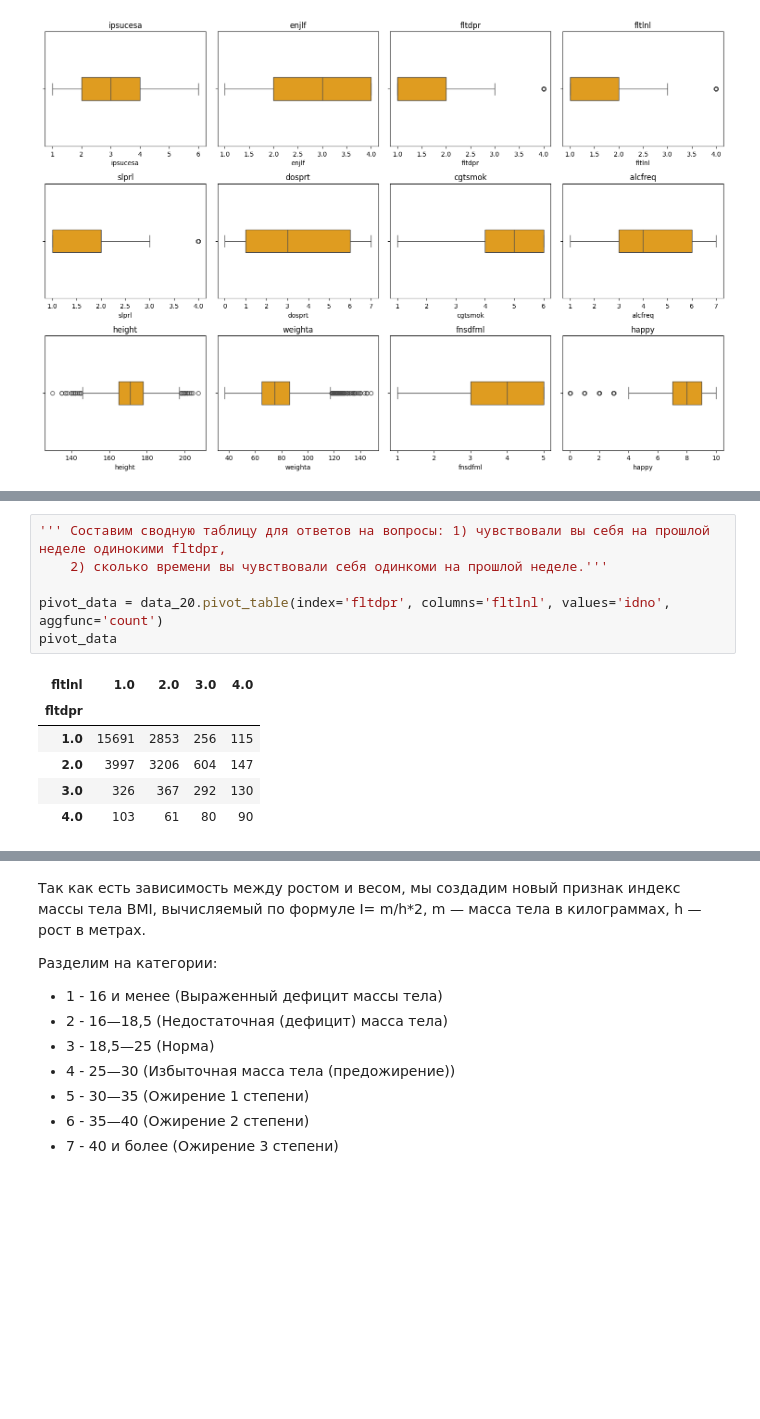
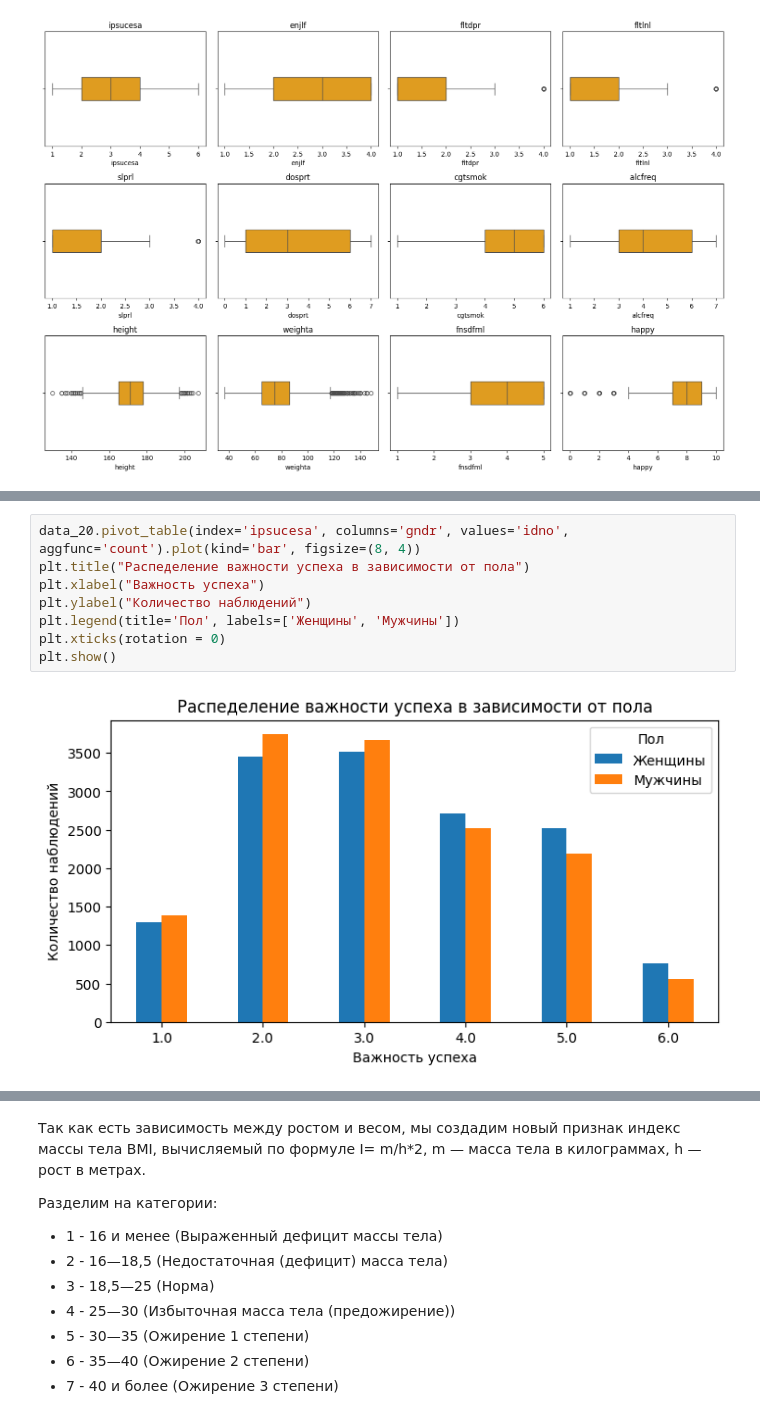
Before and after one commit to AnnaNebuko/ABD-PRJ-25-2team-HAPPINESS, a Jupyter notebook: project.ipynb, the cells around one changed output, grey strips where cells are left out. Drawn from its saved outputs; the diff is of its cells as text; blank space fills up the shorter version.

```diff
--- a/project.ipynb
+++ b/project.ipynb
@@ -272,16 +272,13 @@ plt.show()
 - weighta - вес респондента, средний вес - 76 кг, медианное значение - 75 кг, стандартное отклонение  - 15,6 кг. Присутствуют выбросы.
 
 - fnsdfml - как часто были серьезные конфликты между членами семьи в период взросления, где 1 - всегда, 2 - часто, 3 - иногда, 4 - почти никогда, 5 - никогда. У большинства конфликтов в детстве не было.
-# %%
-''' Cоставим сводную таблицу для ответов на вопросы: 1) чувствовали вы себя на прошлой неделе одинокими fltdpr,
-    2) сколько времени вы чувствовали себя одинкоми на прошлой неделе.'''
-
-pivot_data = data_20.pivot_table(index='fltdpr', columns='fltlnl', values='idno', aggfunc='count')
-pivot_data
-# %% [output]
-| fltlnl | 1.0 | 2.0 | 3.0 | 4.0 |
-| fltdpr |  |  |  |  |
-| 1.0 | 15691 | 2853 | 256 | 115 |
-| 2.0 | 3997 | 3206 | 604 | 147 |
-| 3.0 | 326 | 367 | 292 | 130 |
-| 4.0 | 103 | 61 | 80 | 90 |
+# %%
+data_20.pivot_table(index='ipsucesa', columns='gndr', values='idno', aggfunc='count').plot(kind='bar', figsize=(8, 4))
+plt.title("Распеделение важности успеха в зависимости от пола")
+plt.xlabel("Важность успеха")
+plt.ylabel("Количество наблюдений")
+plt.legend(title='Пол', labels=['Женщины', 'Мужчины'])
+plt.xticks(rotation = 0)
+plt.show()
+# %% [output]
+[figure, added]
```
Also changed, not shown: parts of 13 cells of this notebook.
